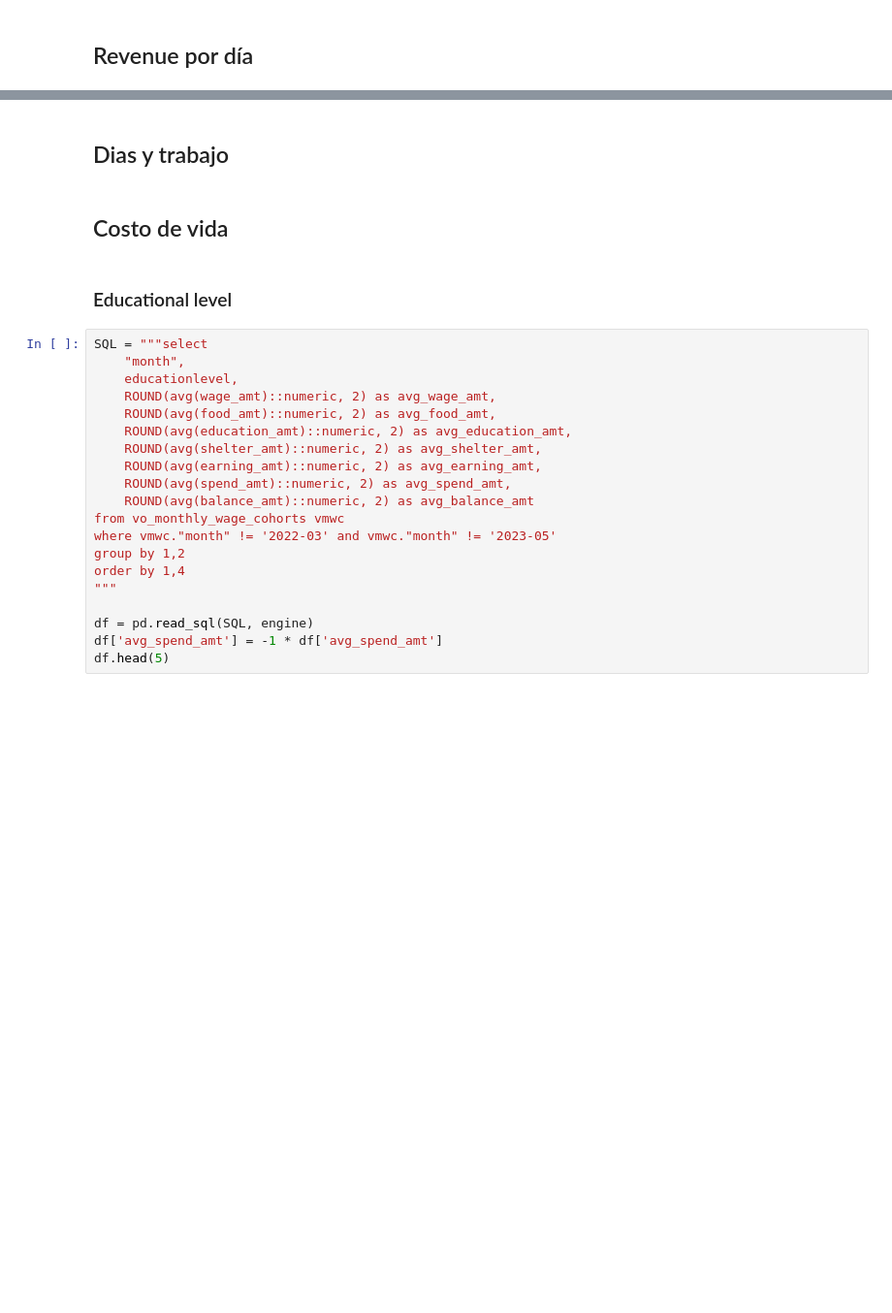
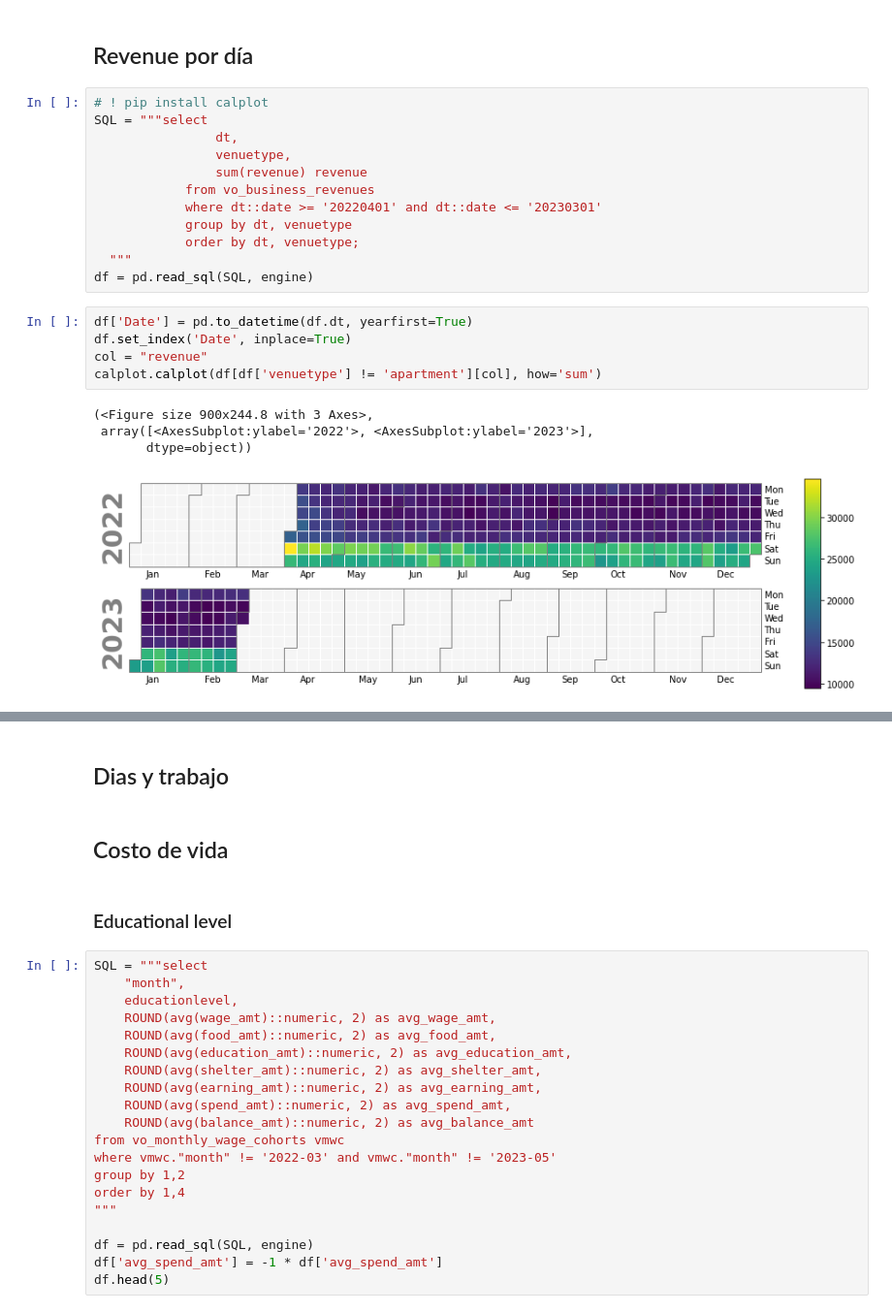
Before and after one commit to blukitas/Viz_2022_Grupo_4, a Jupyter notebook: docker/Notebooks/13.tp.ipynb, the cells around one changed output, grey strips where cells are left out. Shown at 97% size. Cells and saved outputs as stored; diff of their text form; blank space fills up the shorter version.

```diff
--- a/docker/Notebooks/13.tp.ipynb
+++ b/docker/Notebooks/13.tp.ipynb
@@ -255,2 +293,24 @@ plt.show()
 # %% [markdown]
 ## Revenue por día
+# %%
+# ! pip install calplot
+SQL = """select
+                dt,
+                venuetype,
+                sum(revenue) revenue
+            from vo_business_revenues
+            where dt::date >= '20220401' and dt::date <= '20230301'
+            group by dt, venuetype
+            order by dt, venuetype;
+  """
+df = pd.read_sql(SQL, engine)
+# %%
+df['Date'] = pd.to_datetime(df.dt, yearfirst=True)
+df.set_index('Date', inplace=True)
+col = "revenue"
+calplot.calplot(df[df['venuetype'] != 'apartment'][col], how='sum')
+# %% [output]
+(<Figure size 900x244.8 with 3 Axes>,
+ array([<AxesSubplot:ylabel='2022'>, <AxesSubplot:ylabel='2023'>],
+       dtype=object))
+[figure, added]
```
Also changed, not shown: parts of 6 cells of this notebook, 5 other files.
